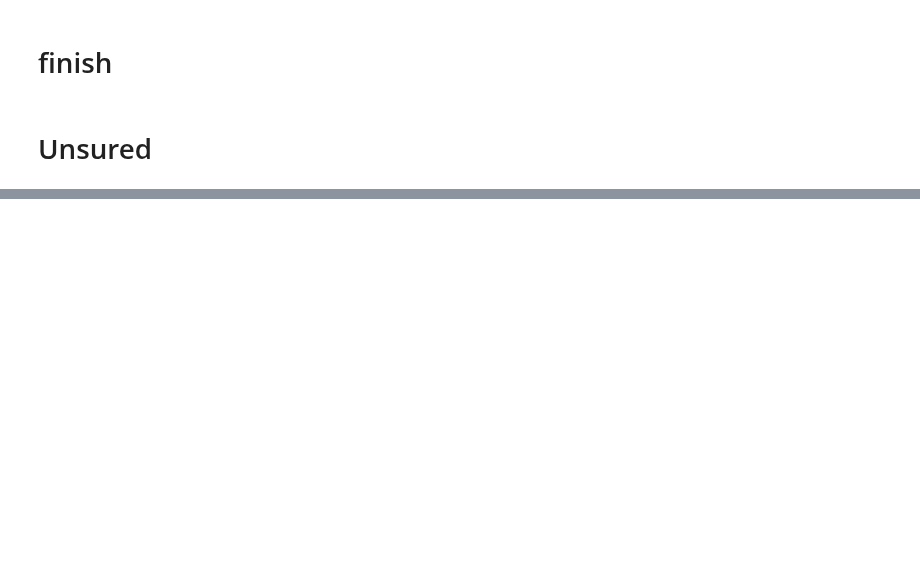
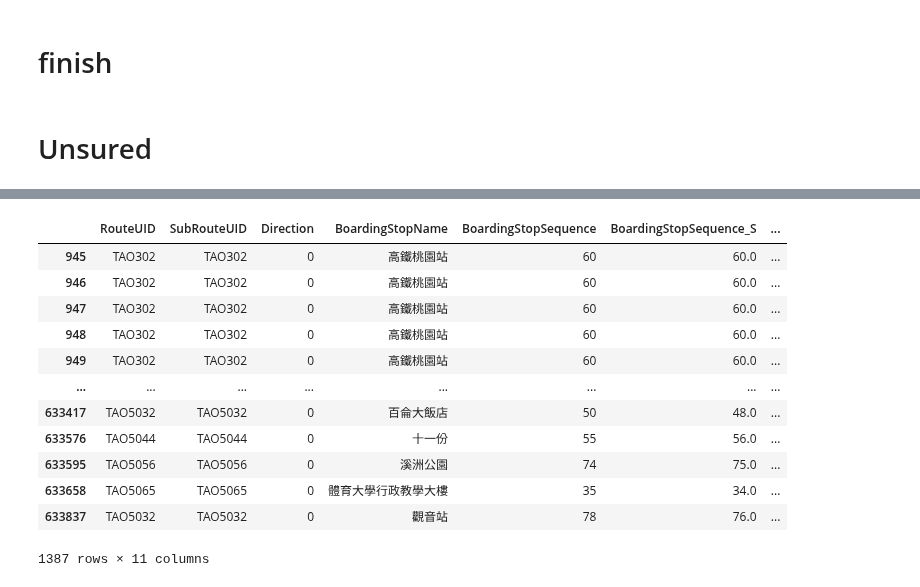
Before and after one commit to KaiChiehKJ/THI-6800-BusTicket, a Jupyter notebook: 03_TicketAnalysisCode.ipynb, the cells around one changed output, grey strips where cells are left out. Saved outputs shown, nothing was run; the diff lists cells and outputs as text; code cells hidden in the pictures; blank space fills up the shorter version.

```diff
--- a/03_TicketAnalysisCode.ipynb
+++ b/03_TicketAnalysisCode.ipynb
@@ -937,0 +986,25 @@ See the caveats in the documentation: https://pandas.pydata.org/pandas-docs/stab
+# %%
+mask_turnaround = ((df_temp['BoardingStopSequence_S2'].notna()) & (df_temp['DeboardingStopSequence_S2'].isna())) & (df_temp['BoardingStopSequence_S2'] < df_temp['DeboardingStopSequence'])
+
+df_temp.loc[mask_turnaround, 'BoardingStopSequence'] = df_temp.loc[mask_turnaround, 'BoardingStopSequence_S2']
+df_temp.loc[mask_turnaround, 'Direction'] = df_temp.loc[mask_turnaround, 'Direction_another']
+df_temp[mask_turnaround].reindex(columns = )
+
+
+
+df_temp[mask_turnaround][['RouteUID', 'SubRouteUID', 'Direction', 'BoardingStopName','BoardingStopSequence','BoardingStopSequence_S','BoardingStopSequence_S2',
+                          'DeboardingStopName', 'DeboardingStopSequence', 'DeboardingStopSequence_S', 'DeboardingStopSequence_S2']].drop_duplicates()
+# %% [output]
+|  | RouteUID | SubRouteUID | Direction | BoardingStopName | BoardingStopSequence | BoardingStopSequence_S | ... |
+| 945 | TAO302 | TAO302 | 0 | 高鐵桃園站 | 60 | 60.0 | ... |
+| 946 | TAO302 | TAO302 | 0 | 高鐵桃園站 | 60 | 60.0 | ... |
+| 947 | TAO302 | TAO302 | 0 | 高鐵桃園站 | 60 | 60.0 | ... |
+| 948 | TAO302 | TAO302 | 0 | 高鐵桃園站 | 60 | 60.0 | ... |
+| 949 | TAO302 | TAO302 | 0 | 高鐵桃園站 | 60 | 60.0 | ... |
+| ... | ... | ... | ... | ... | ... | ... | ... |
+| 633417 | TAO5032 | TAO5032 | 0 | 百侖大飯店 | 50 | 48.0 | ... |
+| 633576 | TAO5044 | TAO5044 | 0 | 十一份 | 55 | 56.0 | ... |
+| 633595 | TAO5056 | TAO5056 | 0 | 溪洲公園 | 74 | 75.0 | ... |
+| 633658 | TAO5065 | TAO5065 | 0 | 體育大學行政教學大樓 | 35 | 34.0 | ... |
+| 633837 | TAO5032 | TAO5032 | 0 | 觀音站 | 78 | 76.0 | ... |
+1387 rows × 11 columns
```
Also changed, not shown: parts of 11 cells of this notebook.
